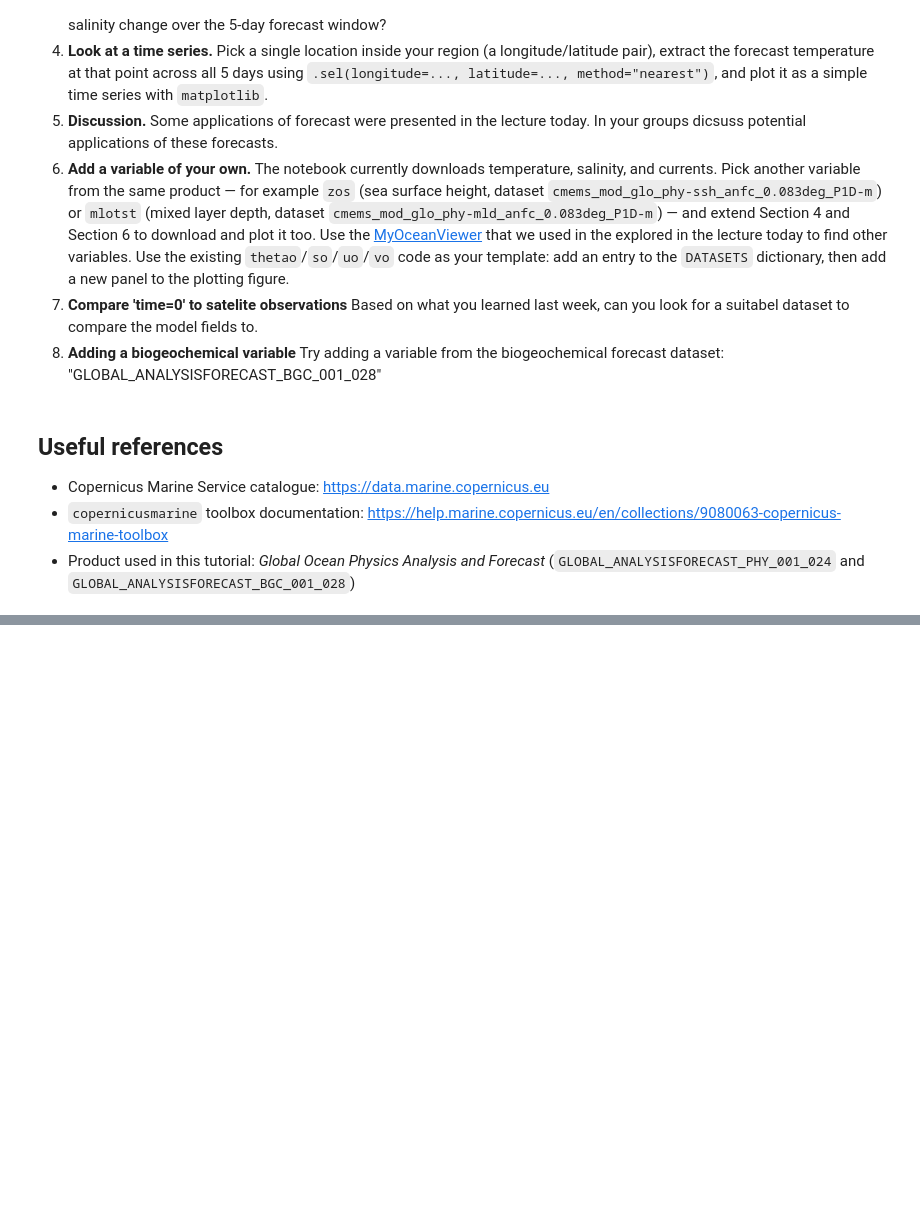
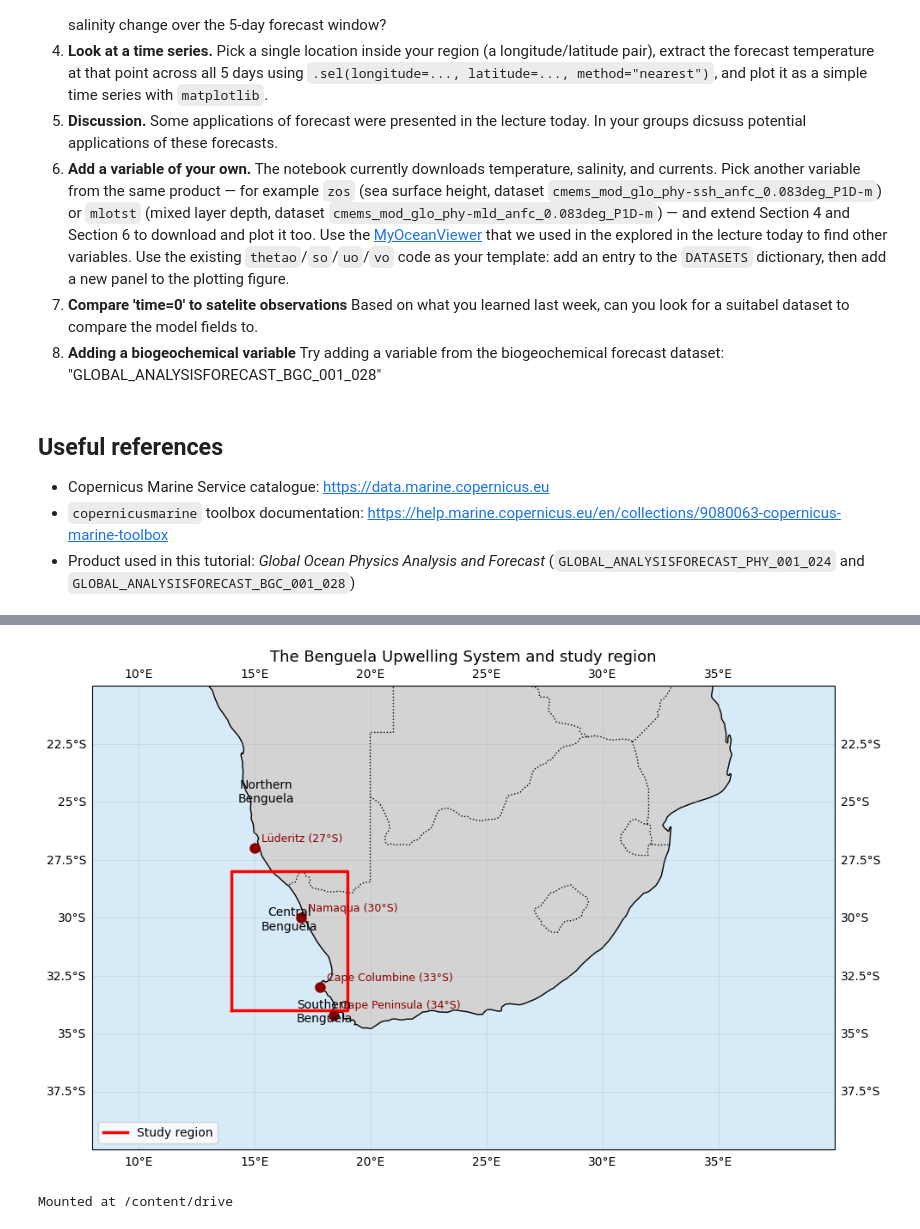
Before and after one commit to nomondemabaso158-lgtm/MBSZIB002_SAMOS-CORE3, a Jupyter notebook: 01_copernicus_marine_forecast_download.ipynb, the cells around one changed output, grey strips where cells are left out. Drawn from its saved outputs; the diff is of its cells as text; code cells hidden in the pictures; blank space fills up the shorter version.

```diff
--- a/01_copernicus_marine_forecast_download.ipynb
+++ b/01_copernicus_marine_forecast_download.ipynb
@@ -477,0 +517,56 @@ Use the existing `thetao`/`so`/`uo`/`vo` code as your template: add an entry to
+# %%
+# ============================================================
+# FIGURE 1 — Study Area: The Benguela Upwelling System
+# ============================================================
+fig = plt.figure(figsize=(10, 10))
+ax = plt.axes(projection=ccrs.PlateCarree())
+
+# Full SW African domain
+ax.set_extent([8, 40, -40, -20], crs=ccrs.PlateCarree())
+ax.add_feature(cfeature.LAND, facecolor="lightgray")
+ax.add_feature(cfeature.COASTLINE, linewidth=1.0)
+ax.add_feature(cfeature.BORDERS, linestyle=":")
+ax.gridlines(draw_labels=True, linewidth=0.4, alpha=0.5)
+
+# Bathymetry-style shading is not available here, but we can shade the ocean
+ax.add_feature(cfeature.OCEAN, facecolor="#d6eaf8", zorder=0)
+
+# Benguela study box
+ax.plot(
+    [14, 19, 19, 14, 14], [-34, -34, -28, -28, -34],
+    color="red", linewidth=2.5, transform=ccrs.PlateCarree(), label="Study region"
+)
+
+# Major upwelling cells (approx. positions)
+cells = {
+    "Lüderitz (27°S)": (15.0, -27.0),
+    "Namaqua (30°S)":  (17.0, -30.0),
+    "Cape Columbine (33°S)": (17.8, -33.0),
+    "Cape Peninsula (34°S)": (18.4, -34.2),
+}
+for name, (lon, lat) in cells.items():
+    ax.plot(lon, lat, marker="o", color="darkred", markersize=8,
+            transform=ccrs.PlateCarree())
+    ax.text(lon + 0.3, lat + 0.3, name, fontsize=9,
+            transform=ccrs.PlateCarree(), color="darkred")
+
+# Sub-region labels
+ax.text(15.5, -25.0, "Northern\nBenguela", fontsize=10, ha="center",
+        transform=ccrs.PlateCarree())
+ax.text(16.5, -30.5, "Central\nBenguela", fontsize=10, ha="center",
+        transform=ccrs.PlateCarree())
+ax.text(18.0, -34.5, "Southern\nBenguela", fontsize=10, ha="center",
+        transform=ccrs.PlateCarree())
+
+ax.set_title("The Benguela Upwelling System and study region", fontsize=13)
+ax.legend(loc="lower left")
+plt.tight_layout()
+plt.savefig("fig1_study_area.png", dpi=200, bbox_inches="tight")
+plt.show()
+# %% [output]
+[figure, added]
+# %%
+from google.colab import drive
+drive.mount('/content/drive')
+# %% [output]
+Mounted at /content/drive
```
Also changed, not shown: parts of 31 cells of this notebook.
